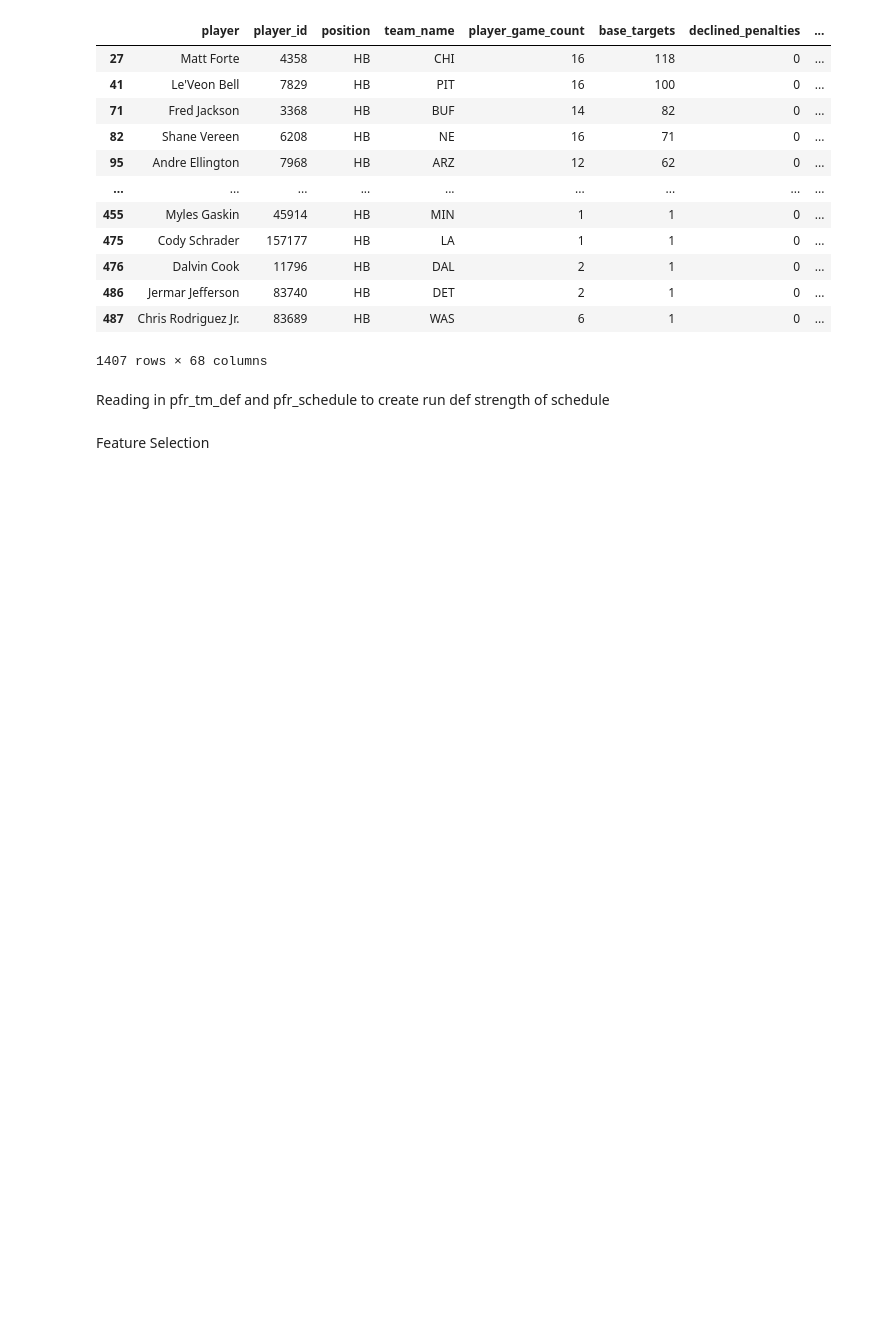
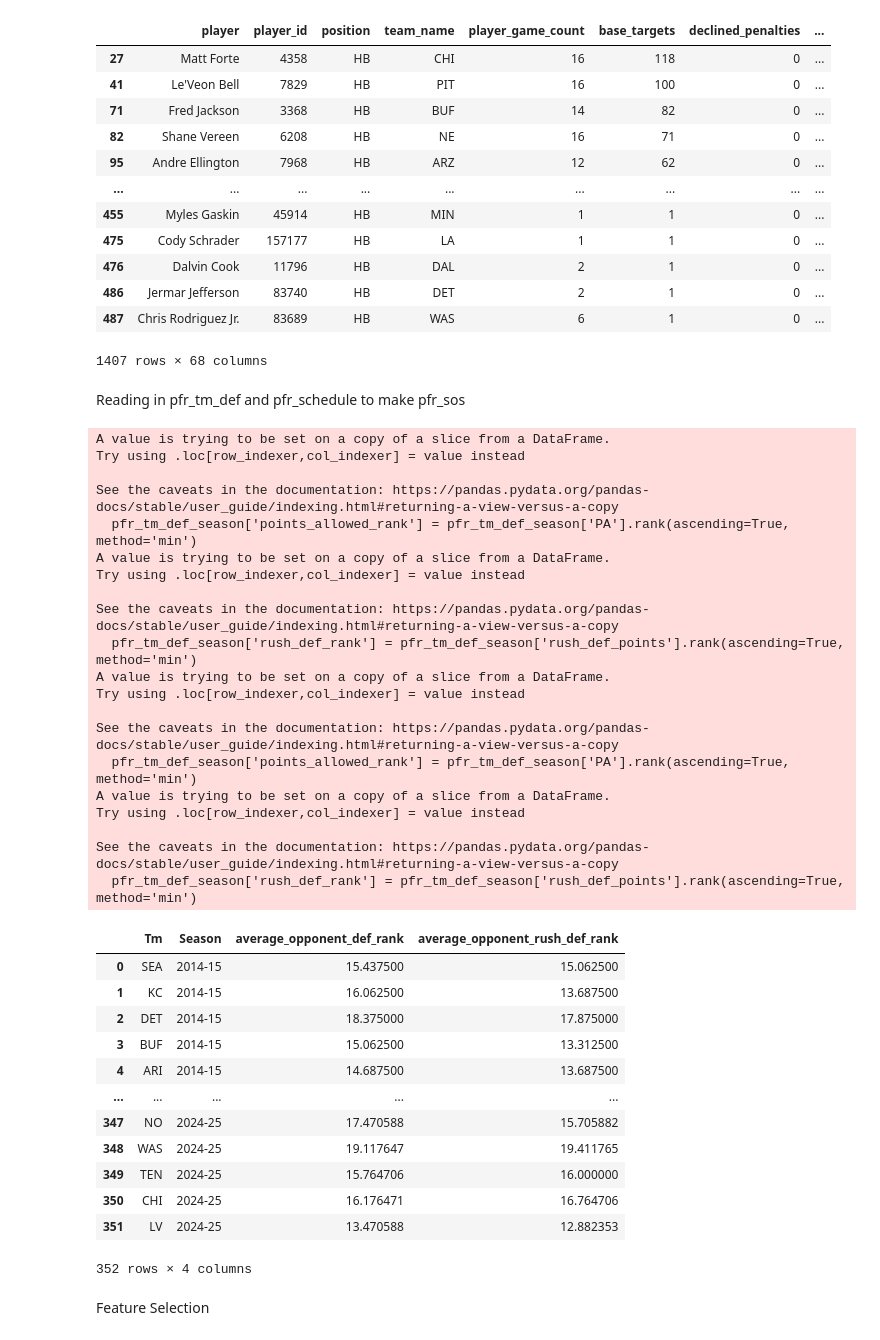
Before and after one commit to scottbwinner/NFL-Models, a Jupyter notebook: rb_models/rb_data_processing.ipynb, the cells around one changed output. Saved outputs shown, nothing was run; the diff lists cells and outputs as text; code cells hidden in the pictures; blank space fills up the shorter version.

Commit message:
Completing pfr_sos data processing

```diff
--- a/rb_models/rb_data_processing.ipynb
+++ b/rb_models/rb_data_processing.ipynb
@@ -535,7 +536,7 @@ pff_screens
 | 487 | Chris Rodriguez Jr. | 83689 | HB | WAS | 6 | 1 | 0 | ... |
 1407 rows × 68 columns
 # %% [markdown]
-Reading in pfr_tm_def and pfr_schedule to create run def strength of schedule
+Reading in pfr_tm_def and pfr_schedule to make pfr_sos
 # %%
 pfr_tm_def_14_15 = pd.read_csv('../fantasy_data/pfr_tm_def/pfr_tm_def_14-15.csv')
 pfr_tm_def_15_16 = pd.read_csv('../fantasy_data/pfr_tm_def/pfr_tm_def_15-16.csv')
@@ -599,40 +600,92 @@ pfr_team_name_key = {'Arizona Cardinals':'ARI', 'Atlanta Falcons':'ATL', 'Baltim
                       'Chicago Bears':'CHI', 'Cincinnati Bengals':'CIN', 'Cleveland Browns':'CLE', 'Dallas Cowboys':'DAL', 'Denver Broncos':'DEN',
                       'Detroit Lions': 'DET', 'Green Bay Packers':'GB', 'Houston Texans':'HOU', 'Indianapolis Colts':'IND', 'Jacksonville Jaguars':'JAX',
                       'Kansas City Chiefs':'KC', 'Miami Dolphins':'MIA', 'Minnesota Vikings':'MIN', 'New England Patriots':'NE','New Orleans Saints':'NO',
                       'New York Giants':'NYG', 'New York Jets':'NYJ', 'Oakland Raiders':'LV', 'Las Vegas Raiders':'LV', 'Philadelphia Eagles':'PHI',
                       'Pittsburgh Steelers':'PIT', 'San Diego Chargers':'LAC', 'Los Angeles Chargers':'LAC', 'San Francisco 49ers':'SF', 'Seattle Seahawks':'SEA',
                       'St. Louis Rams':'LAR', 'Los Angeles Rams':'LAR', 'Tampa Bay Buccaneers':'TB', 'Tennessee Titans':'TEN', 'Washington Redskins':'WAS',
                       'Washington Commanders':'WAS', 'Washington Football Team':'WAS'}
 
 
 for key in pfr_team_name_key:
     pfr_tm_def = pfr_tm_def.replace(key, pfr_team_name_key[key])
     pfr_schedule = pfr_schedule.replace(key, pfr_team_name_key[key])
 
 
-teams = pfr_schedule['Tm'].unique()
-seasons = pfr_schedule['Season'].unique()
+teams = pfr_tm_def['Tm'].unique()
+seasons = pfr_tm_def['Season'].unique()
 
 # Creating rankings for best team run defenses
 
-pfr_tm_def['run_def_points'] = pfr_tm_def['Rush_Yds'] + (pfr_tm_def['Rush_TD'] * 6)
+pfr_tm_def['rush_def_points'] = (pfr_tm_def['Rush_Yds'] / 10) + (pfr_tm_def['Rush_TD'] * 6)
 
 # Points Allowed Ranking
+for season in seasons:
+    pfr_tm_def_season = pfr_tm_def[pfr_tm_def['Season'] == season]
+    pfr_tm_def_season['points_allowed_rank'] = pfr_tm_def_season['PA'].rank(ascending=True, method='min')
+    pfr_tm_def.loc[pfr_tm_def['Season'] == season, 'points_allowed_rank'] = pfr_tm_def_season['points_allowed_rank'].values
+    pfr_tm_def_season['rush_def_rank'] = pfr_tm_def_season['rush_def_points'].rank(ascending=True, method='min')
+    pfr_tm_def.loc[pfr_tm_def['Season'] == season, 'rush_def_rank'] = pfr_tm_def_season['rush_def_rank'].values
 
-# Aggregating team schedules for each season
 
-team_schedules = {}
+# Aggregating team schedules for each season and calculating average opponent defense rankings
+pfr_sos = []
 for season in seasons:
     for team in teams:
         wins = pfr_schedule.loc[(pfr_schedule['Winner/tie'] == team) & (pfr_schedule['Season'] == season), ['Winner/tie', 'Loser/tie', 'Season']]
         losses = pfr_schedule.loc[(pfr_schedule['Loser/tie'] == team) & (pfr_schedule['Season'] == season), ['Winner/tie', 'Loser/tie', 'Season']]
         opponents = []
         opponents.extend(wins['Loser/tie'].tolist())
         opponents.extend(losses['Winner/tie'].tolist())
-        team_schedules[(team, season)] = opponents
+        average_opponent_def_rank = []
+        average_opponent_rush_def_rank = []
+        for opponent in opponents:
+            average_opponent_def_rank.append(pfr_tm_def[(pfr_tm_def['Tm'] == opponent) & (pfr_tm_def['Season'] == season)]['points_allowed_rank'].item())
+            average_opponent_rush_def_rank.append(pfr_tm_def[(pfr_tm_def['Tm'] == opponent) & (pfr_tm_def['Season'] == season)]['rush_def_rank'].item())
 
+        pfr_sos.append({
+            'Tm': team,
+            'Season': season,
+            'average_opponent_def_rank': sum(average_opponent_def_rank) / len(average_opponent_def_rank),
+            'average_opponent_rush_def_rank': sum(average_opponent_rush_def_rank) / len(average_opponent_rush_def_rank)
+        })
 
-# NOT DONE
+pfr_sos = pd.DataFrame(pfr_sos)
+
+pfr_sos
+# %% [output]
+A value is trying to be set on a copy of a slice from a DataFrame.
+Try using .loc[row_indexer,col_indexer] = value instead
+
+See the caveats in the documentation: https://pandas.pydata.org/pandas-docs/stable/user_guide/indexing.html#returning-a-view-versus-a-copy
+  pfr_tm_def_season['points_allowed_rank'] = pfr_tm_def_season['PA'].rank(ascending=True, method='min')
+A value is trying to be set on a copy of a slice from a DataFrame.
+Try using .loc[row_indexer,col_indexer] = value instead
+
+See the caveats in the documentation: https://pandas.pydata.org/pandas-docs/stable/user_guide/indexing.html#returning-a-view-versus-a-copy
+  pfr_tm_def_season['rush_def_rank'] = pfr_tm_def_season['rush_def_points'].rank(ascending=True, method='min')
+A value is trying to be set on a copy of a slice from a DataFrame.
+Try using .loc[row_indexer,col_indexer] = value instead
+
+See the caveats in the documentation: https://pandas.pydata.org/pandas-docs/stable/user_guide/indexing.html#returning-a-view-versus-a-copy
+  pfr_tm_def_season['points_allowed_rank'] = pfr_tm_def_season['PA'].rank(ascending=True, method='min')
+A value is trying to be set on a copy of a slice from a DataFrame.
+Try using .loc[row_indexer,col_indexer] = value instead
+
+See the caveats in the documentation: https://pandas.pydata.org/pandas-docs/stable/user_guide/indexing.html#returning-a-view-versus-a-copy
+  pfr_tm_def_season['rush_def_rank'] = pfr_tm_def_season['rush_def_points'].rank(ascending=True, method='min')
+|  | Tm | Season | average_opponent_def_rank | average_opponent_rush_def_rank |
+| 0 | SEA | 2014-15 | 15.437500 | 15.062500 |
+| 1 | KC | 2014-15 | 16.062500 | 13.687500 |
+| 2 | DET | 2014-15 | 18.375000 | 17.875000 |
+| 3 | BUF | 2014-15 | 15.062500 | 13.312500 |
+| 4 | ARI | 2014-15 | 14.687500 | 13.687500 |
+| ... | ... | ... | ... | ... |
+| 347 | NO | 2024-25 | 17.470588 | 15.705882 |
+| 348 | WAS | 2024-25 | 19.117647 | 19.411765 |
+| 349 | TEN | 2024-25 | 15.764706 | 16.000000 |
+| 350 | CHI | 2024-25 | 16.176471 | 16.764706 |
+| 351 | LV | 2024-25 | 13.470588 | 12.882353 |
+352 rows × 4 columns
 # %% [markdown]
 Feature Selection
 # %%
```
Also changed, not shown: parts of 1 cell of this notebook, 2 other files.
